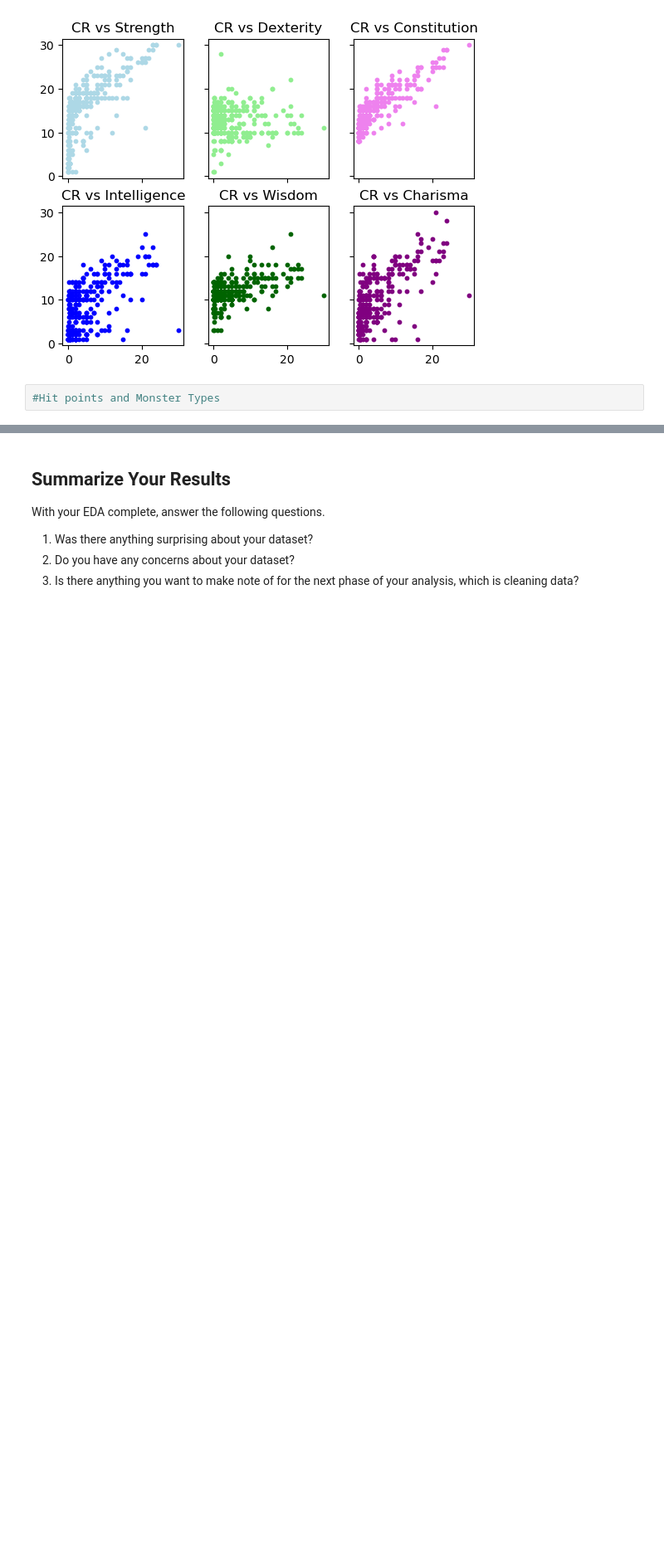
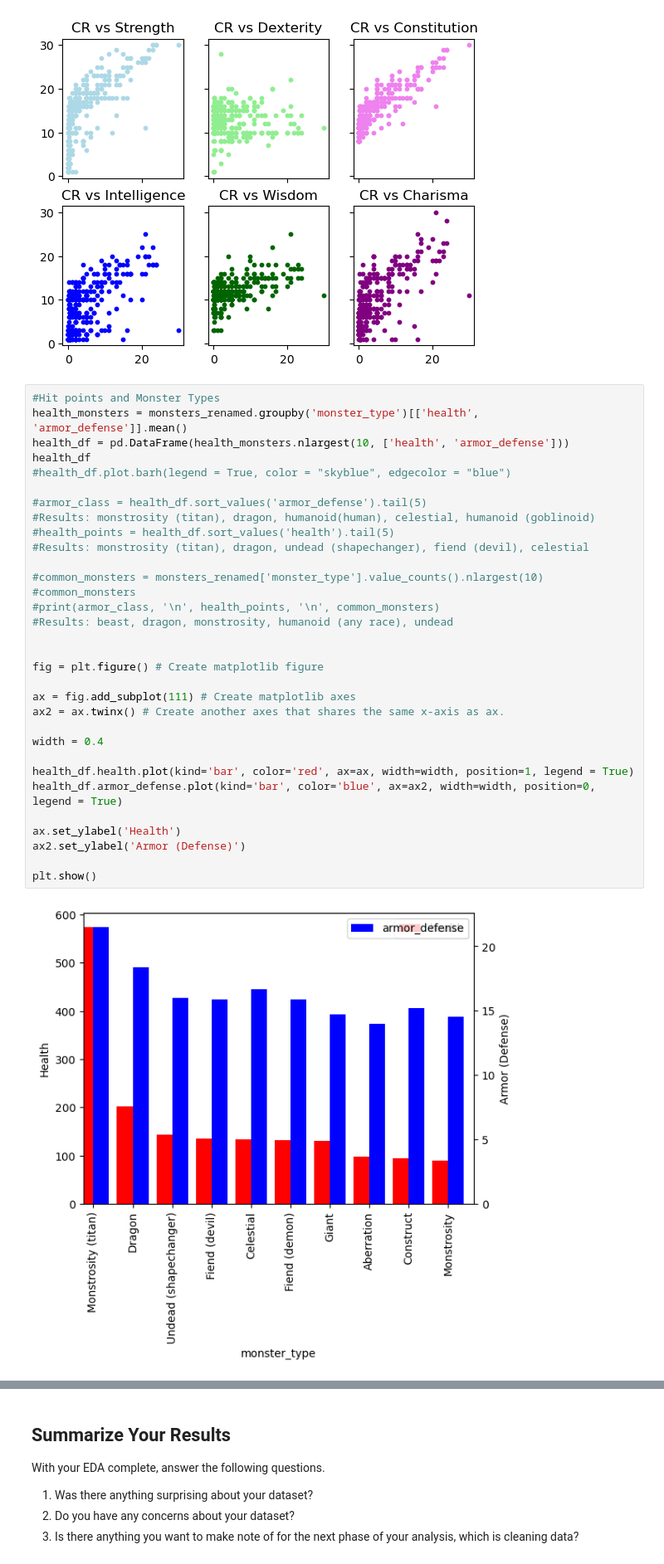
Before and after one commit to odelmas-sci/assignment-4-eda-checkpoint, a Jupyter notebook: checkpoint-two.ipynb, the cells around one changed output, grey strips where cells are left out. Shown at 83% size. Cells and saved outputs as stored; diff of their text form; blank space fills up the shorter version.

```diff
--- a/checkpoint-two.ipynb
+++ b/checkpoint-two.ipynb
@@ -361,5 +361,37 @@ axs[1, 2].set_title('CR vs Charisma')
 # %% [output]
 Text(0.5, 1.0, 'CR vs Charisma')
 [figure]
-# %%
-#Hit points and Monster Types
+# %%
+#Hit points and Monster Types
+health_monsters = monsters_renamed.groupby('monster_type')[['health', 'armor_defense']].mean()
+health_df = pd.DataFrame(health_monsters.nlargest(10, ['health', 'armor_defense']))
+health_df
+#health_df.plot.barh(legend = True, color = "skyblue", edgecolor = "blue")
+
+#armor_class = health_df.sort_values('armor_defense').tail(5)
+#Results: monstrosity (titan), dragon, humanoid(human), celestial, humanoid (goblinoid)
+#health_points = health_df.sort_values('health').tail(5)
+#Results: monstrosity (titan), dragon, undead (shapechanger), fiend (devil), celestial
+
+#common_monsters = monsters_renamed['monster_type'].value_counts().nlargest(10)
+#common_monsters
+#print(armor_class, '\n', health_points, '\n', common_monsters)
+#Results: beast, dragon, monstrosity, humanoid (any race), undead
+
+
+fig = plt.figure() # Create matplotlib figure
+
+ax = fig.add_subplot(111) # Create matplotlib axes
+ax2 = ax.twinx() # Create another axes that shares the same x-axis as ax.
+
+width = 0.4
+
+health_df.health.plot(kind='bar', color='red', ax=ax, width=width, position=1, legend = True)
+health_df.armor_defense.plot(kind='bar', color='blue', ax=ax2, width=width, position=0, legend = True)
+
+ax.set_ylabel('Health')
+ax2.set_ylabel('Armor (Defense)')
+
+plt.show()
+# %% [output]
+[figure, added]
```
Also changed, not shown: parts of 1 cell of this notebook.
